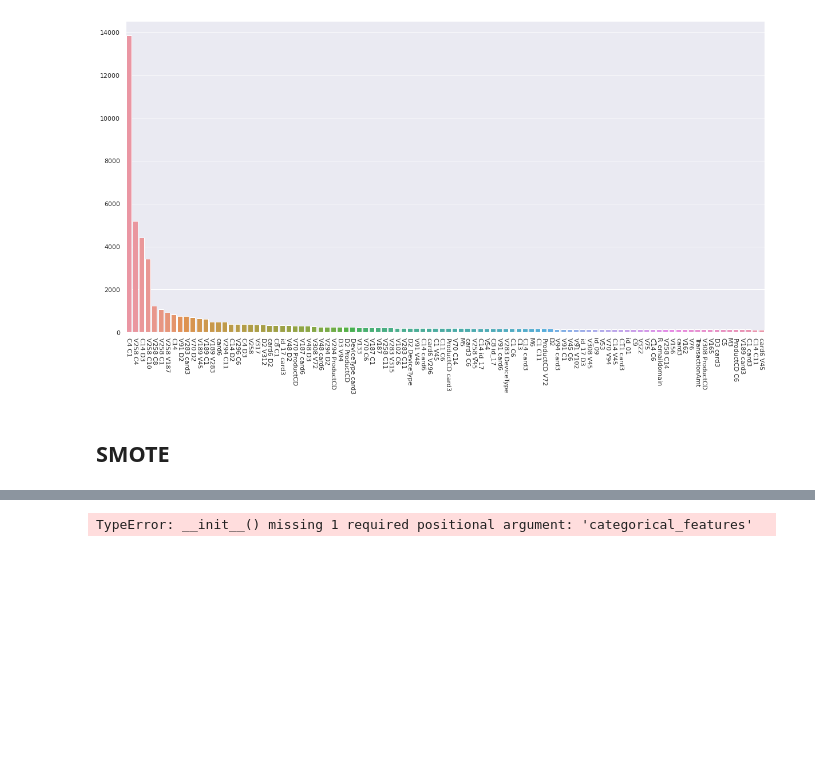
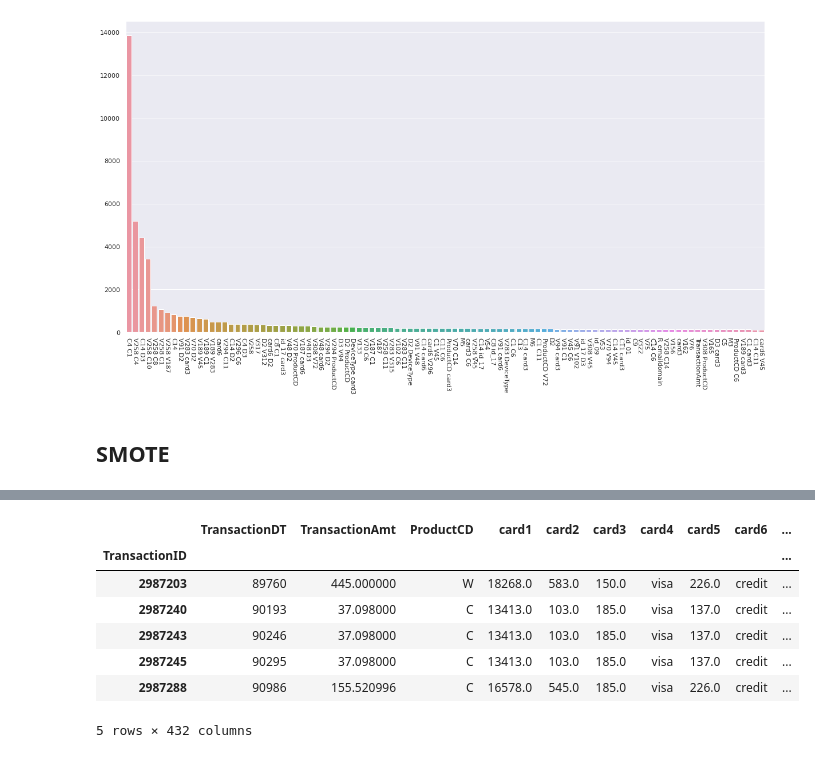
Before and after one commit to VladimirIsakov91/IEEE-CISFraudDetection, a Jupyter notebook: IEEE-CISFraudDetection.ipynb, the cells around one changed output, grey strips where cells are left out. Drawn from its saved outputs; the diff is of its cells as text; code cells hidden in the pictures; blank space fills up the shorter version.

```diff
--- a/IEEE-CISFraudDetection.ipynb
+++ b/IEEE-CISFraudDetection.ipynb
@@ -1422,6 +1403,17 @@ distributed.nanny - WARNING - Restarting worker
 # %%
 sample.to_csv('./data/big_sample.csv', header=True, index=True)
-# %%
-sm = SMOTENC(sampling_strategy='minority', random_state=SEED, k_neighbors=5)
-# %% [output]
-TypeError: __init__() missing 1 required positional argument: 'categorical_features'
+# %%
+data = pandas.read_csv('./data/big_sample.csv', header=0, dtype=types).set_index('TransactionID')
+# %%
+y = data['isFraud']
+X = data.drop(columns=['isFraud'])
+X.head()
+# %% [output]
+|  | TransactionDT | TransactionAmt | ProductCD | card1 | card2 | card3 | card4 | card5 | card6 | ... |
+| TransactionID |  |  |  |  |  |  |  |  |  | ... |
+| 2987203 | 89760 | 445.000000 | W | 18268.0 | 583.0 | 150.0 | visa | 226.0 | credit | ... |
+| 2987240 | 90193 | 37.098000 | C | 13413.0 | 103.0 | 185.0 | visa | 137.0 | credit | ... |
+| 2987243 | 90246 | 37.098000 | C | 13413.0 | 103.0 | 185.0 | visa | 137.0 | credit | ... |
+| 2987245 | 90295 | 37.098000 | C | 13413.0 | 103.0 | 185.0 | visa | 137.0 | credit | ... |
+| 2987288 | 90986 | 155.520996 | C | 16578.0 | 545.0 | 185.0 | visa | 226.0 | credit | ... |
+5 rows × 432 columns
```
Also changed, not shown: parts of 57 cells of this notebook, 1 other file.
